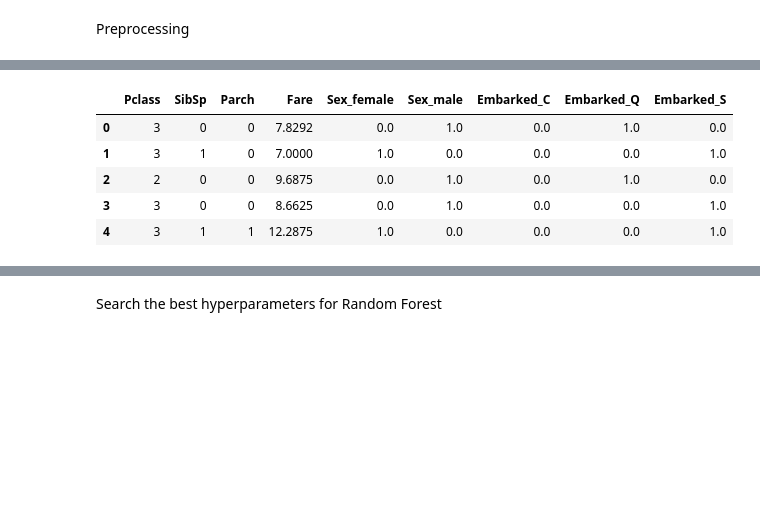
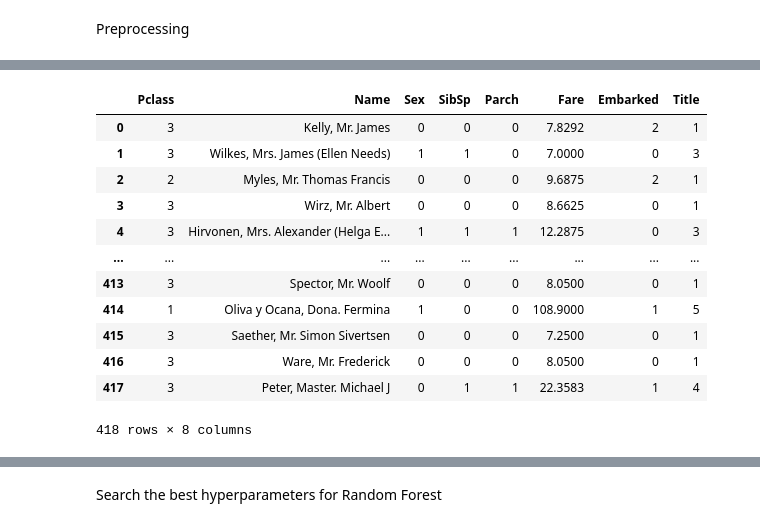
Before and after one commit to Szymqn/KaggleCompetitions, a Jupyter notebook: Titanic - Machine Learning from Disaster/model.ipynb, the cells around one changed output, grey strips where cells are left out. Saved outputs shown, nothing was run; the diff lists cells and outputs as text; code cells hidden in the pictures; blank space fills up the shorter version.

```diff
--- a/Titanic - Machine Learning from Disaster/model.ipynb
+++ b/Titanic - Machine Learning from Disaster/model.ipynb
@@ -206,0 +160,28 @@ train_data = train_data.drop('Survived', axis=1)
+# %%
+train_data['Sex'] = train_data['Sex'].map({'male': 0, 'female': 1}).astype(int)
+test_data['Sex'] = test_data['Sex'].map({'male': 0, 'female': 1}).astype(int)
+# %%
+train_data['Embarked'] = train_data['Embarked'].map({'S': 0, 'C': 1, 'Q': 2}).astype(int)
+test_data['Embarked'] = test_data['Embarked'].map({'S': 0, 'C': 1, 'Q': 2}).astype(int)
+# %%
+train_data['Name'] = train_data['Name'].astype("string")
+test_data['Name'] = test_data['Name'].astype("string")
+
+train_data['Title'] = train_data.Name.str.extract(' ([A-Za-z]+)\.', expand=False)
+test_data['Title'] = test_data.Name.str.extract(' ([A-Za-z]+)\.', expand=False)
+
+title_map = {"Mr": 1, "Miss": 2, "Mrs": 3, "Master": 4}
+
+honorary_titles = ["Don", "Dona", "Rev", "Dr", "Mme", "Ms", "Major", "Lady", "Sir", "Mlle", "Col", "Capt", "Countess", "Jonkheer"]
+for title in honorary_titles:
+    title_map[title] = 5
+
+train_data['Title'] = train_data['Title'].map(title_map).astype(int)
+test_data['Title'] = test_data['Title'].map(title_map).astype(int)
+# %%
+target = train_data['Survived']
+train_data = train_data.drop('Survived', axis=1)
+
+# Drop column with missing and unnecessary values
+train_data = train_data.drop(['Cabin', 'Age', 'Ticket', 'PassengerId'], axis=1)
+test_data = test_data.drop(['Cabin', 'Age', 'Ticket', 'PassengerId'], axis=1)
@@ -207,12 +204,19 @@ train_data = train_data.drop('Survived', axis=1)
 # %%
-test_data.head()
+test_data
 # %% [output]
-|  | Pclass | SibSp | Parch | Fare | Sex_female | Sex_male | Embarked_C | Embarked_Q | Embarked_S |
-| 0 | 3 | 0 | 0 | 7.8292 | 0.0 | 1.0 | 0.0 | 1.0 | 0.0 |
-| 1 | 3 | 1 | 0 | 7.0000 | 1.0 | 0.0 | 0.0 | 0.0 | 1.0 |
-| 2 | 2 | 0 | 0 | 9.6875 | 0.0 | 1.0 | 0.0 | 1.0 | 0.0 |
-| 3 | 3 | 0 | 0 | 8.6625 | 0.0 | 1.0 | 0.0 | 0.0 | 1.0 |
-| 4 | 3 | 1 | 1 | 12.2875 | 1.0 | 0.0 | 0.0 | 0.0 | 1.0 |
+|  | Pclass | Name | Sex | SibSp | Parch | Fare | Embarked | Title |
+| 0 | 3 | Kelly, Mr. James | 0 | 0 | 0 | 7.8292 | 2 | 1 |
+| 1 | 3 | Wilkes, Mrs. James (Ellen Needs) | 1 | 1 | 0 | 7.0000 | 0 | 3 |
+| 2 | 2 | Myles, Mr. Thomas Francis | 0 | 0 | 0 | 9.6875 | 2 | 1 |
+| 3 | 3 | Wirz, Mr. Albert | 0 | 0 | 0 | 8.6625 | 0 | 1 |
+| 4 | 3 | Hirvonen, Mrs. Alexander (Helga E... | 1 | 1 | 1 | 12.2875 | 0 | 3 |
+| ... | ... | ... | ... | ... | ... | ... | ... | ... |
+| 413 | 3 | Spector, Mr. Woolf | 0 | 0 | 0 | 8.0500 | 0 | 1 |
+| 414 | 1 | Oliva y Ocana, Dona. Fermina | 1 | 0 | 0 | 108.9000 | 1 | 5 |
+| 415 | 3 | Saether, Mr. Simon Sivertsen | 0 | 0 | 0 | 7.2500 | 0 | 1 |
+| 416 | 3 | Ware, Mr. Frederick | 0 | 0 | 0 | 8.0500 | 0 | 1 |
+| 417 | 3 | Peter, Master. Michael J | 0 | 1 | 1 | 22.3583 | 1 | 4 |
+418 rows × 8 columns
 # %%
 train_data.isnull().sum()
 # %% [output]
```
Also changed, not shown: parts of 21 cells of this notebook.
